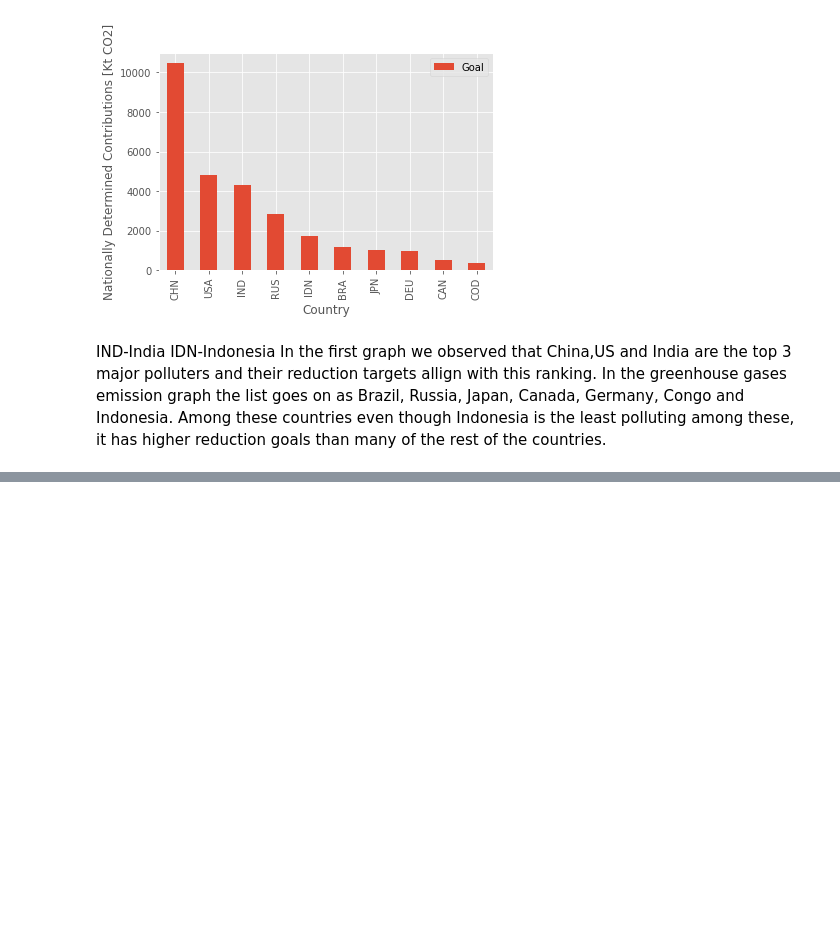
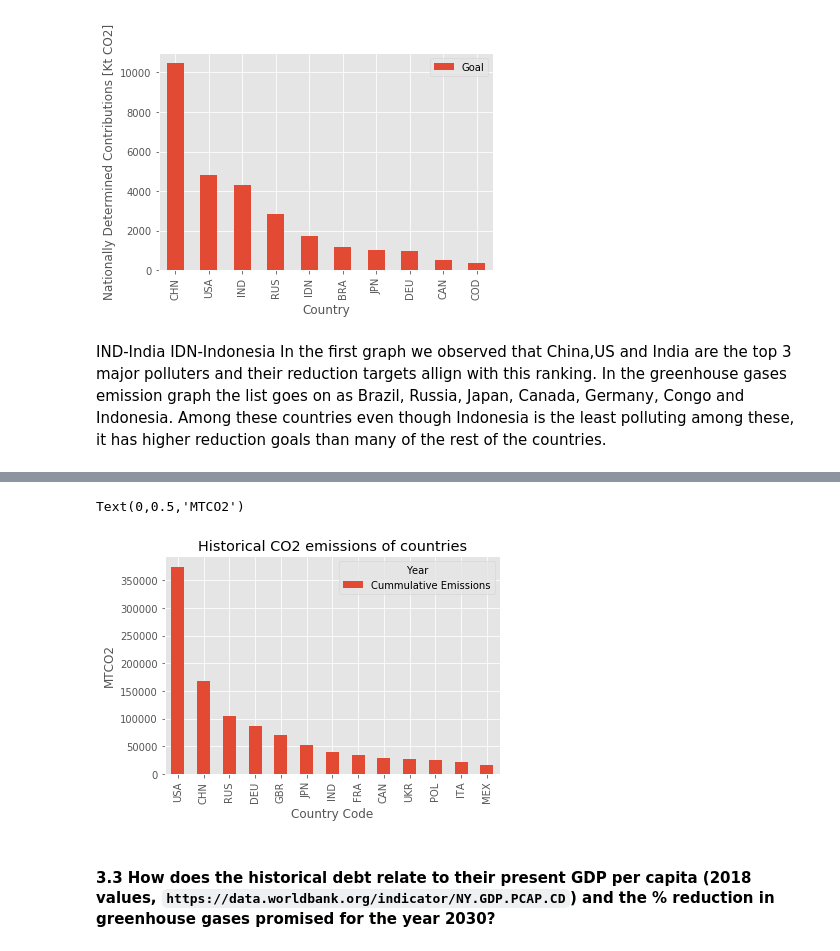
Before and after one commit to jasonrwang/ghg_analytics, a Jupyter notebook: ghg_analytics.ipynb, the cells around one changed output, grey strips where cells are left out. Cells and saved outputs as stored; diff of their text form; code cells hidden in the pictures; blank space fills up the shorter version.

```diff
--- a/ghg_analytics.ipynb
+++ b/ghg_analytics.ipynb
@@ -351,0 +357,6 @@ In the first graph we observed that China,US and India are the top 3 major pollu
+# %%
+CO2From1850_CAIT = pd.read_excel("data/wri/CW_CAIT_GHG_Emissions_31102017_ISO.xlsx", sheet_name="CO2 Total Emissions",\
+                                 index_col = "ISO")
+CO2From1850_CAIT.index.rename("Country Code", inplace=True)
+CO2From1850_CAIT.fillna(value = 0, inplace=True)
+CO2From1850_CAIT.drop(columns = "Country", inplace = True)
@@ -351,0 +373,4 @@ In the first graph we observed that China,US and India are the top 3 major pollu
+# %%
+CO2From1850_CAIT = CO2From1850_CAIT.pivot_table(values = "Total CO2 Emissions Excluding Land-Use Change and Forestry (MtCO2)",\
+                                                index = "Country Code", columns = "Year")
+CO2From1850_CAIT.head()
@@ -351,0 +386,6 @@ In the first graph we observed that China,US and India are the top 3 major pollu
+# %%
+CO2From1850_CAIT["Cummulative Emissions"] = CO2From1850_CAIT.sum(axis=1)
+CountriesHighHistDebt = CO2From1850_CAIT.sort_values(by = "Cummulative Emissions", ascending=False).iloc[:15, :]
+CountriesHighHistDebt = CountriesHighHistDebt[["Cummulative Emissions"]]
+CountriesHighHistDebt.drop(index= ["WORLD", "EU28"], inplace=True)
+CountriesHighHistDebt
@@ -351,0 +408,8 @@ In the first graph we observed that China,US and India are the top 3 major pollu
+# %%
+CountriesHighHistDebt.plot(kind="bar", title = "Historical CO2 emissions of countries")
+plt.ylabel("MTCO2")
+# %% [output]
+Text(0,0.5,'MTCO2')
+[figure, added]
+# %% [markdown]
+#### 3.3 How does the historical debt relate to their present GDP per capita (2018 values, `https://data.worldbank.org/indicator/NY.GDP.PCAP.CD`) and the % reduction in greenhouse gases promised for the year 2030?
```
Also changed, not shown: parts of 13 cells of this notebook, 2 other files.
